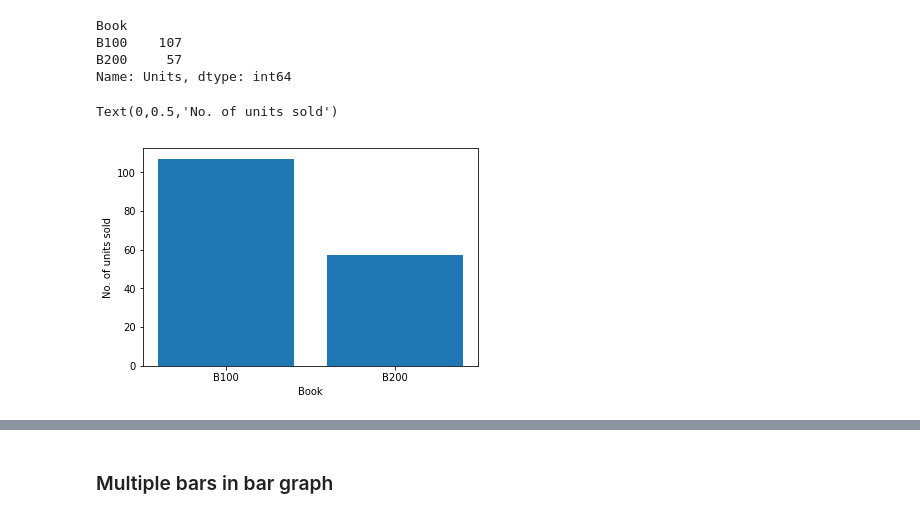
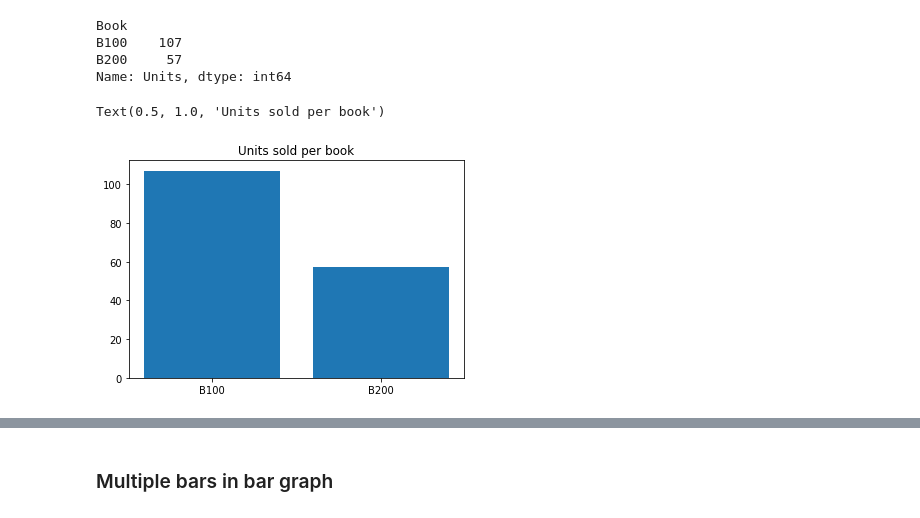
Before and after one commit to srikanthpragada/DataScience_21_JAN_2019, a Jupyter notebook: matplotlib_demo.ipynb, the cells around one changed output, grey strips where cells are left out. Drawn from its saved outputs; the diff is of its cells as text; code cells hidden in the pictures.

```diff
--- a/matplotlib_demo.ipynb
+++ b/matplotlib_demo.ipynb
@@ -177,10 +193,8 @@ B100    107
 B200     57
 Name: Units, dtype: int64
 # %%
-ax = plt.subplot()
-ax.bar(x=ts.index, height= ts.values)
-ax.set_xlabel("Book")
-ax.set_ylabel("No. of units sold")
+plt.bar(x=ts.index, height= ts.values)
+plt.title("Units sold per book")
 # %% [output]
-Text(0,0.5,'No. of units sold')
+Text(0.5, 1.0, 'Units sold per book')
-[figure, old version]
+[figure, new version]
```
Also changed, not shown: parts of 12 cells of this notebook.
